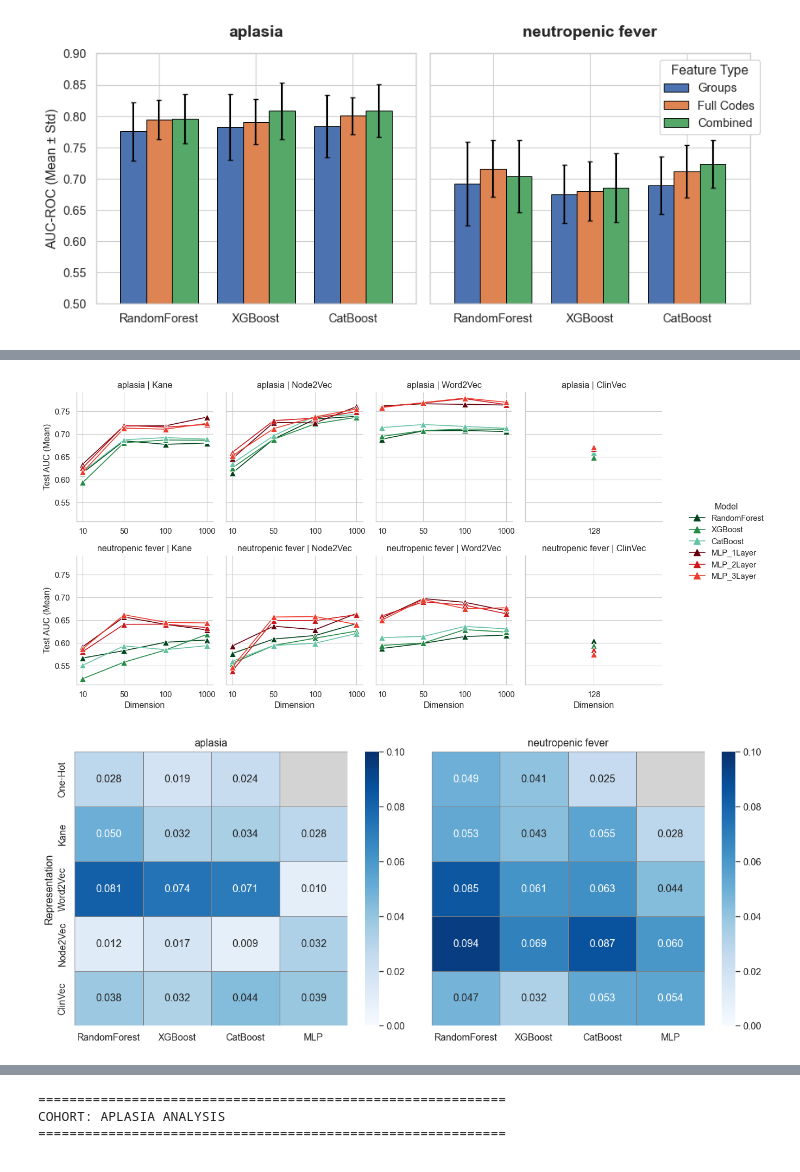
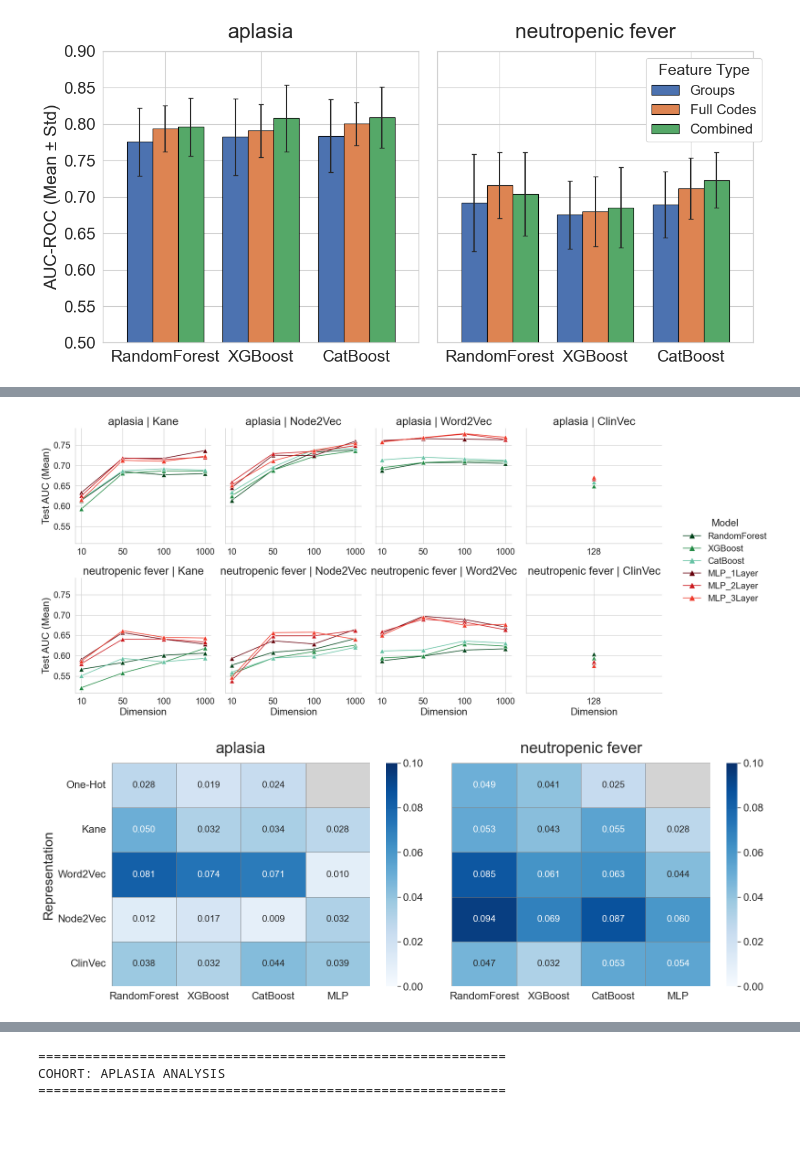
Before and after one commit to Tanman783/Diagnostic_ICD_Proj, a Jupyter notebook: plotting.ipynb, the cells around one changed output, grey strips where cells are left out. Saved outputs shown, nothing was run; the diff lists cells and outputs as text; code cells hidden in the pictures; blank space fills up the shorter version.

Commit message:
Update project notebooks, figures

```diff
--- a/plotting.ipynb
+++ b/plotting.ipynb
@@ -44,8 +44,6 @@ concat_df.loc[concat_df["Feature_Type"].isna() & concat_df["folder_name"].str.co
 concat_df.loc[concat_df["Feature_Type"].isna() & concat_df["folder_name"].str.contains("clinvec", case=False), "Feature_Type"] = "ClinVec"
 # %%
 # FIGURE 1 - FULL CODES vs GROUPS vs COMBINED
-
-# NOTE THE Y LIM [0.5, 0.9]
 
 sub_df = concat_df[concat_df["folder_name"].str.contains("OHE") & (concat_df["adm_type"]=="icd_codes")]
 
@@ -53,9 +51,8 @@ feature_order = ["Groups", "Full Codes", "Combined"]
 model_order = ['RandomForest', 'XGBoost', 'CatBoost']
 cohort_order = sub_df["cohort_name"].unique()
 
-sns.set(style="whitegrid", context="paper", font_scale=1.2)
-
-fig, axes = plt.subplots(1, 2, figsize=(9, 4), sharey=True)
+sns.set_theme(style="whitegrid", context="paper", font_scale=1.8)
+fig, axes = plt.subplots(1, 2, figsize=(12, 6), sharey=True)
 
 for i, (ax, cohort) in enumerate(zip(axes, cohort_order)):
 
@@ -63,42 +60,43 @@ for i, (ax, cohort) in enumerate(zip(axes, cohort_order)):
 
     # Pivot Data
     p_mean = cohort_df.pivot(index="Model", columns="Feature_Type", values="Test_AUC_Mean")
     p_std = cohort_df.pivot(index="Model", columns="Feature_Type", values="Test_AUC_Std")
 
     # Reindex
     p_mean = p_mean.reindex(index=model_order, columns=feature_order)
     p_std = p_std.reindex(index=model_order, columns=feature_order)
 
     # PLOT
     p_mean.plot(
         kind="bar",
         yerr=p_std,
         ax=ax,
-        capsize=2,
+        capsize=3,
         width=0.8,
         edgecolor="black",
-        linewidth=0.7,
+        linewidth=0.8,
         rot=0,
-        error_kw={"elinewidth": 1.5, "ecolor": "black"}
+        error_kw={"elinewidth": 1.5}
     )
 
     #ax.set_title(cohort)
-    ax.set_title(cohort, fontsize=14, fontweight='bold', pad=15)
-    ax.set_xlabel("")
-    ax.set_ylabel("AUC-ROC (Mean ± Std)" if i==0 else "")
+    ax.set_title(cohort, fontsize=24, pad=15)
+    ax.set_xlabel("", fontsize=20)
+    ax.set_ylabel("AUC-ROC (Mean ± Std)" if i==0 else "", fontsize=20)
+    ax.tick_params(axis='both', which='major', labelsize=19)
     ax.set_ylim(0.5, 0.9)
 
     # Clean Legend
     if i == 0:
         ax.get_legend().remove()
     else:
-        ax.legend(title="Feature Type", frameon=True, fancybox=True, framealpha=1, bbox_to_anchor=(1.05, 1))
+        ax.legend(title="Feature Type",fontsize=16, title_fontsize=18, frameon=True, fancybox=True, framealpha=1, bbox_to_anchor=(1.05, 1))
 
 os.makedirs("figures", exist_ok=True)
 plt.tight_layout()
-plt.savefig("figures/fig1.png", dpi=400)
+plt.savefig("figures/fig1.png", dpi=600)
 # %% [output]
-[figure, old version]
+[figure, new version]
 # %%
 # FIGURE 2
 
@@ -145,6 +143,7 @@ palette = {
     "MLP_3Layer": "#EF3B2C"     # light red
 }
 
+sns.set_theme(style="whitegrid", context="paper", font_scale=1.8)
 
 g = sns.relplot(
     data=sub_df,
@@ -158,18 +157,22 @@ g = sns.relplot(
     marker="^",
     markersize=8,
     palette=palette,
-    height=3.2,
-    aspect=0.8,
+    height=3.8,
+    aspect=1.4,
     facet_kws={'sharex': False}
 )
+fig = g.fig
+fig.set_size_inches(16, 8)
+g.set_axis_labels("Dimension", "Test AUC (Mean)", fontsize=18)
+g.set_titles(row_template="{row_name}", col_template="{col_name}", size=20)
+plt.setp(g._legend.get_title(), fontsize=18)
+plt.setp(g._legend.get_texts(), fontsize=16)
 
-g.set_axis_labels("Dimension", "Test AUC (Mean)")
-g.set_titles(row_template="{row_name}", col_template="{col_name}")
 g._legend.set_bbox_to_anchor((1.15, 0.5))
 plt.tight_layout()
-plt.savefig("figures/fig2.png", dpi=400, bbox_inches="tight")
+plt.savefig("figures/fig2.png", dpi=600, bbox_inches="tight")
 # %% [output]
-[figure, old version]
+[figure, new version]
 # %%
 # FIGURE 3 upto vs at adm
 
@@ -206,7 +209,9 @@ cmap.set_bad(color='lightgray')
 cohorts = pivot_df["cohort_name"].unique()
 
 # Create figure with two subplots
-fig, axes = plt.subplots(1, 2, figsize=(11.5, 5), sharey=True)
+fig, axes = plt.subplots(1, 2, figsize=(16, 6), sharey=True)
+
+
 
 for i, cohort in enumerate(cohorts):
     # Filter cohort
@@ -218,24 +223,27 @@ for i, cohort in enumerate(cohorts):
     # Reindex rows and columns to fix order
     heat_data = heat_data.reindex(index=y_order, columns=x_order)
 
-    sns.heatmap(
+    res = sns.heatmap(
         heat_data,
         annot=True, fmt=".3f",
         cmap=cmap,
-        linewidths=0.5, linecolor="gray",
+        linewidths=0.7, linecolor="gray",
         vmin=0, vmax=0.1,  # set colorbar range
-        ax=axes[i]
+        ax=axes[i],
+        annot_kws={"size": 14}
     )
-    axes[i].set_title(f"{cohort}")
+    cbar = res.collections[0].colorbar
+    cbar.ax.tick_params(labelsize=16)
+
+    axes[i].set_title(f"{cohort}",fontsize=24, pad=15)
     axes[i].set_xlabel("")
-    axes[i].set_ylabel("")
-    axes[i].set_ylabel("Representation" if i == 0 else "")  # only left plot y-axis
-    axes[i].tick_params(axis='x', rotation=0)
+    axes[i].set_ylabel("Representation" if i == 0 else "", fontsize=20)  # only left plot y-axis
+    axes[i].tick_params(axis='both', which='major', labelsize=16, rotation=0)
 
 plt.tight_layout()
-plt.savefig("figures/fig3.png", dpi=400)
+plt.savefig("figures/fig3.png", dpi=600)
 # %% [output]
-[figure, old version]
+[figure, new version]
 # %%
 # FIGURE 4
 
```
Also changed, not shown: parts of 3 cells of this notebook, 9 other files.
